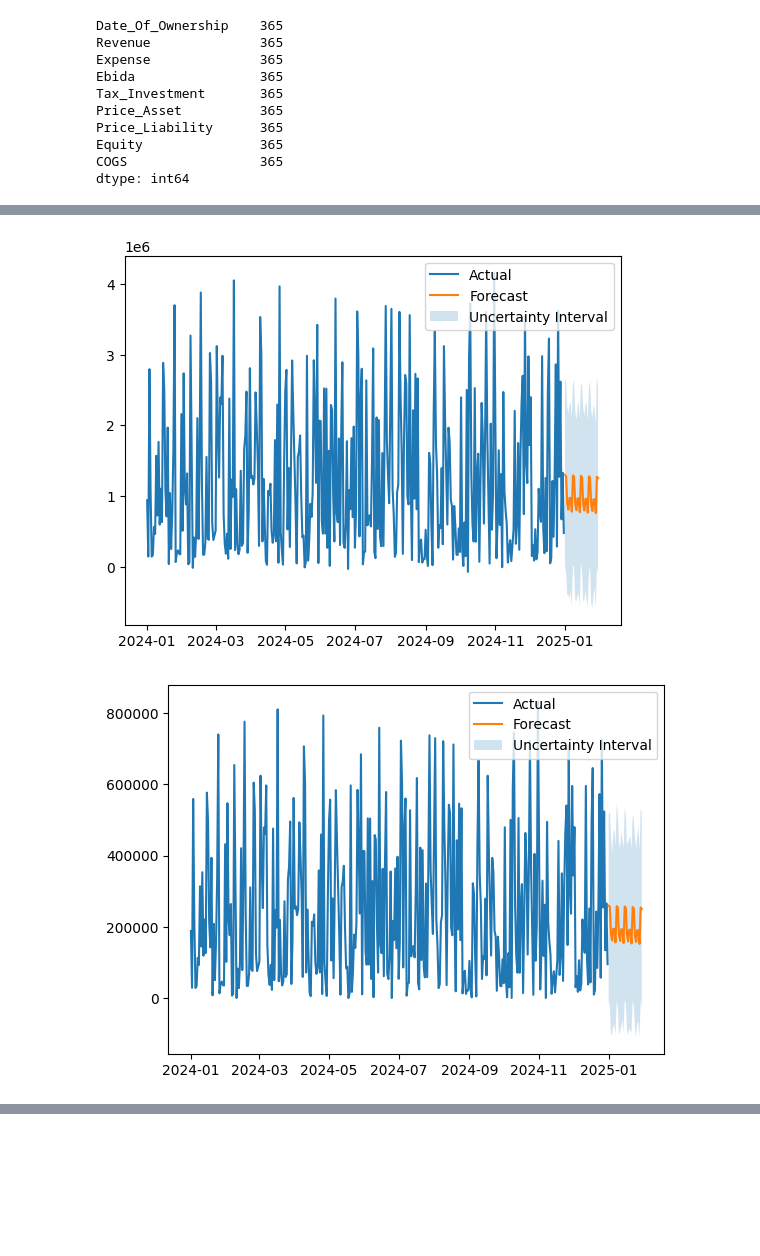
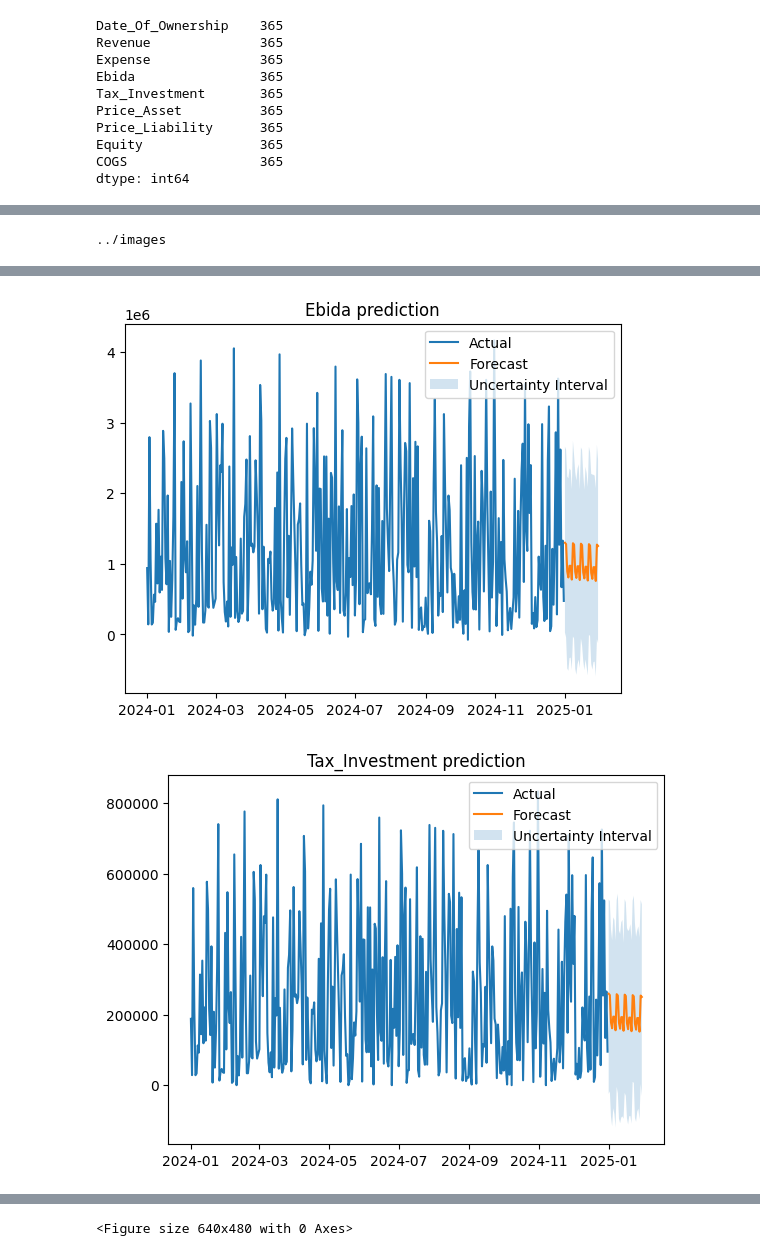
Before and after one commit to kevinMatthewT/Capstone-Project, a Jupyter notebook: prediction/company_forecast.ipynb, the cells around one changed output, grey strips where cells are left out. Saved outputs shown, nothing was run; the diff lists cells and outputs as text; code cells hidden in the pictures; blank space fills up the shorter version.

```diff
--- a/prediction/company_forecast.ipynb
+++ b/prediction/company_forecast.ipynb
@@ -173,8 +173,8 @@ combined_forecast.head()
 import matplotlib.pyplot as plt
 import os
 
-script_dir = os.getcwd()
-images_dir = os.path.join(os.path.dirname(script_dir), '../images')
+images_dir = '../images'
+print(images_dir)
 
 if not os.path.exists(images_dir):
     os.makedirs(images_dir)
@@ -189,7 +189,7 @@ for column in columns_to_forecast:
     file_path = os.path.join(images_dir, f"{column}.png")
     plt.savefig(file_path)
 
+    plt.show()
     plt.clf()
-
-    # plt.show()
 # %% [output]
+../images
@@ -198,2 +198,2 @@ for column in columns_to_forecast:
-[figure, old version]
+[figure, new version]
-[figure, old version]
+[figure, new version]
@@ -203,0 +204 @@ for column in columns_to_forecast:
+<Figure size 640x480 with 0 Axes>
```
Also changed, not shown: parts of 3 cells of this notebook, 11 other files.
